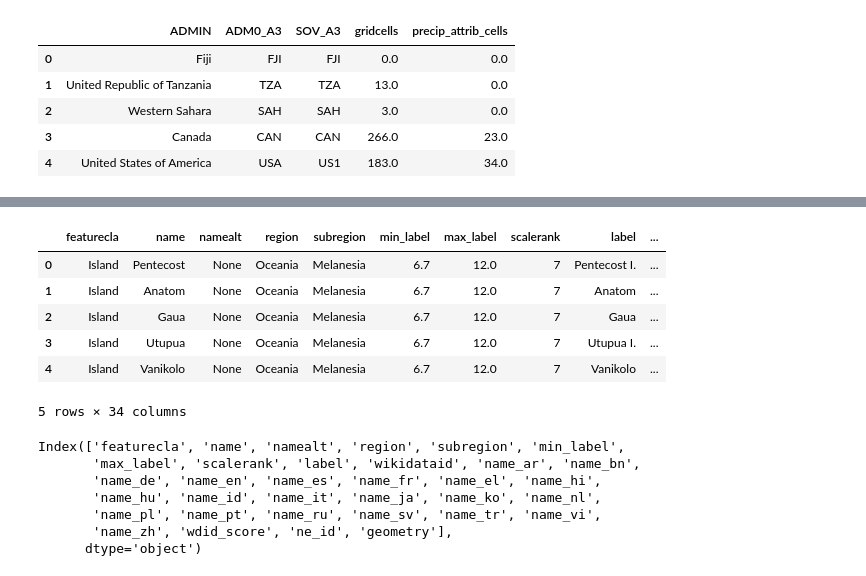
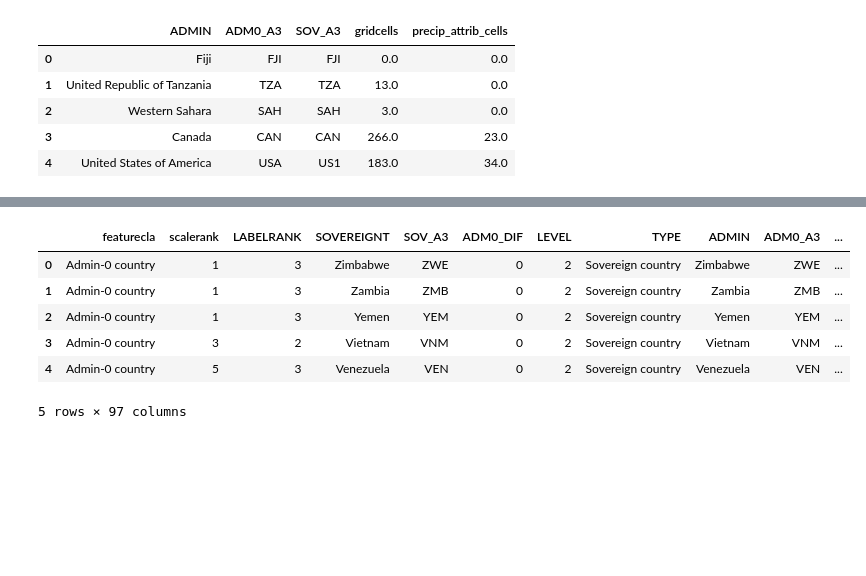
Before and after one commit to mcallaghan/regional-impacts-map, a Jupyter notebook: analysis/compare_da.ipynb, the cells around one changed output, grey strips where cells are left out. Cells and saved outputs as stored; diff of their text form; code cells hidden in the pictures; blank space fills up the shorter version.

```diff
--- a/analysis/compare_da.ipynb
+++ b/analysis/compare_da.ipynb
@@ -460,21 +426,38 @@ shpfilename = shpreader.natural_earth(resolution='10m',
-# %%
-geography = geopandas.read_file(shpfilename)
-geography.head()
-# %% [output]
-|  | featurecla | name | namealt | region | subregion | min_label | max_label | scalerank | label | ... |
-| 0 | Island | Pentecost | None | Oceania | Melanesia | 6.7 | 12.0 | 7 | Pentecost I. | ... |
-| 1 | Island | Anatom | None | Oceania | Melanesia | 6.7 | 12.0 | 7 | Anatom | ... |
-| 2 | Island | Gaua | None | Oceania | Melanesia | 6.7 | 12.0 | 7 | Gaua | ... |
-| 3 | Island | Utupua | None | Oceania | Melanesia | 6.7 | 12.0 | 7 | Utupua I. | ... |
-| 4 | Island | Vanikolo | None | Oceania | Melanesia | 6.7 | 12.0 | 7 | Vanikolo | ... |
-5 rows × 34 columns
-# %%
-geography.columns
-# %% [output]
-Index(['featurecla', 'name', 'namealt', 'region', 'subregion', 'min_label',
-       'max_label', 'scalerank', 'label', 'wikidataid', 'name_ar', 'name_bn',
-       'name_de', 'name_en', 'name_es', 'name_fr', 'name_el', 'name_hi',
-       'name_hu', 'name_id', 'name_it', 'name_ja', 'name_ko', 'name_nl',
-       'name_pl', 'name_pt', 'name_ru', 'name_sv', 'name_tr', 'name_vi',
-       'name_zh', 'wdid_score', 'ne_id', 'geometry'],
-      dtype='object')
+# %%
+shpfilename = shpreader.natural_earth(resolution='50m',
+                                      category='cultural',
+                                      name='admin_0_countries')
+
+adm0shps = geopandas.read_file(shpfilename)
+
+attrib_df = ndf[pd.notna(ndf['da_cat'])]
+for i, place in adm0shps.iterrows():
+
+    inplace = shapely.vectorized.contains(place.geometry,xv,yv)
+
+    idx = np.argwhere(inplace==True)
+    ndots = idx.size/2
+
+    n_attributable_trend = 0
+    for point in idx:
+        lon = ndf.LON.unique()[point[0]]
+        lat = ndf.LAT.unique()[point[1]]
+        da_cat = attrib_df[(attrib_df['LON']==lon) & (attrib_df['LAT']==lat)]['da_cat']
+        if da_cat.shape[0] ==0:
+            continue
+
+        if abs(da_cat.values[0]) > 1:
+            n_attributable_trend +=1
+
+    adm0shps.loc[i,'gridcells'] = ndots
+    adm0shps.loc[i,'precip_attrib_cells'] = n_attributable_trend
+
+adm0shps.head()
+# %% [output]
+|  | featurecla | scalerank | LABELRANK | SOVEREIGNT | SOV_A3 | ADM0_DIF | LEVEL | TYPE | ADMIN | ADM0_A3 | ... |
+| 0 | Admin-0 country | 1 | 3 | Zimbabwe | ZWE | 0 | 2 | Sovereign country | Zimbabwe | ZWE | ... |
+| 1 | Admin-0 country | 1 | 3 | Zambia | ZMB | 0 | 2 | Sovereign country | Zambia | ZMB | ... |
+| 2 | Admin-0 country | 1 | 3 | Yemen | YEM | 0 | 2 | Sovereign country | Yemen | YEM | ... |
+| 3 | Admin-0 country | 3 | 2 | Vietnam | VNM | 0 | 2 | Sovereign country | Vietnam | VNM | ... |
+| 4 | Admin-0 country | 5 | 3 | Venezuela | VEN | 0 | 2 | Sovereign country | Venezuela | VEN | ... |
+5 rows × 97 columns
```
Also changed, not shown: parts of 31 cells of this notebook.
